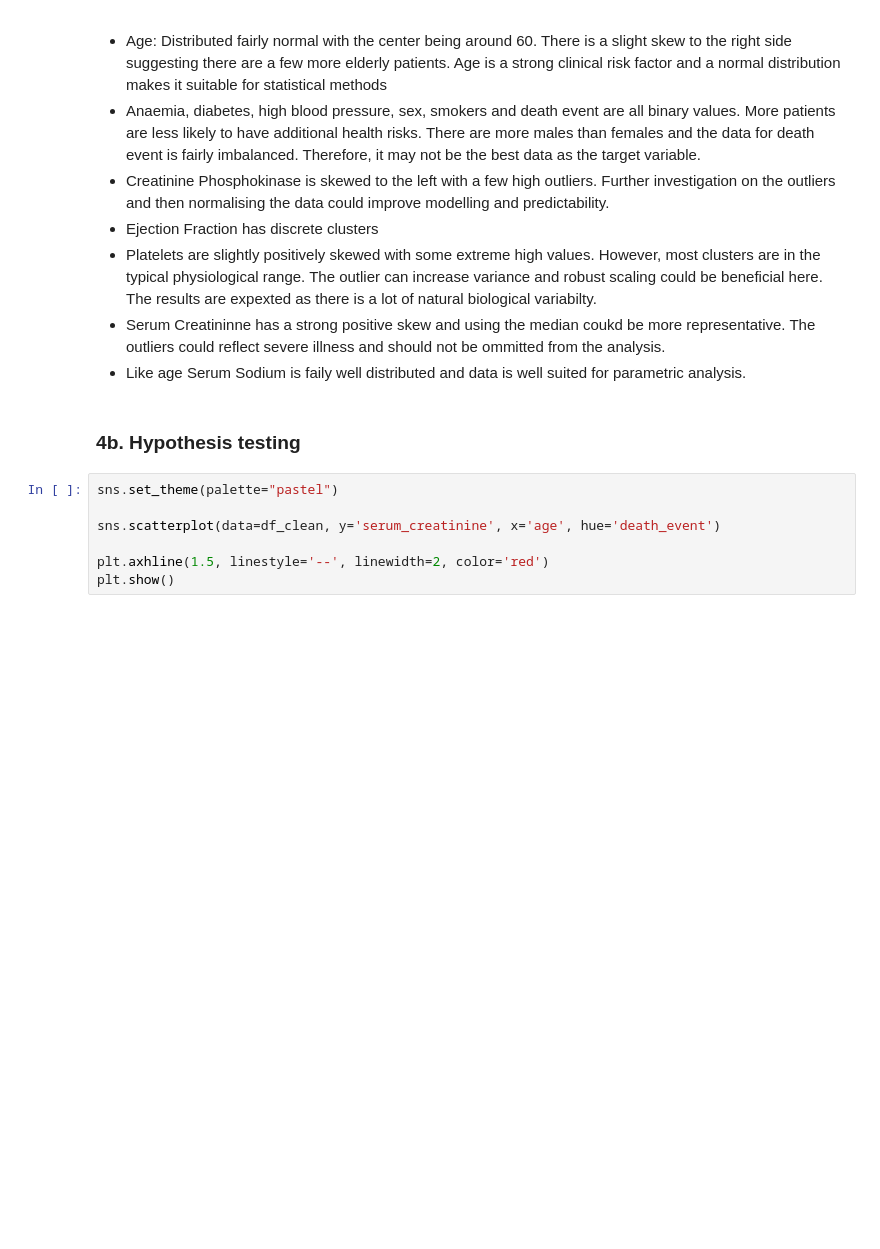
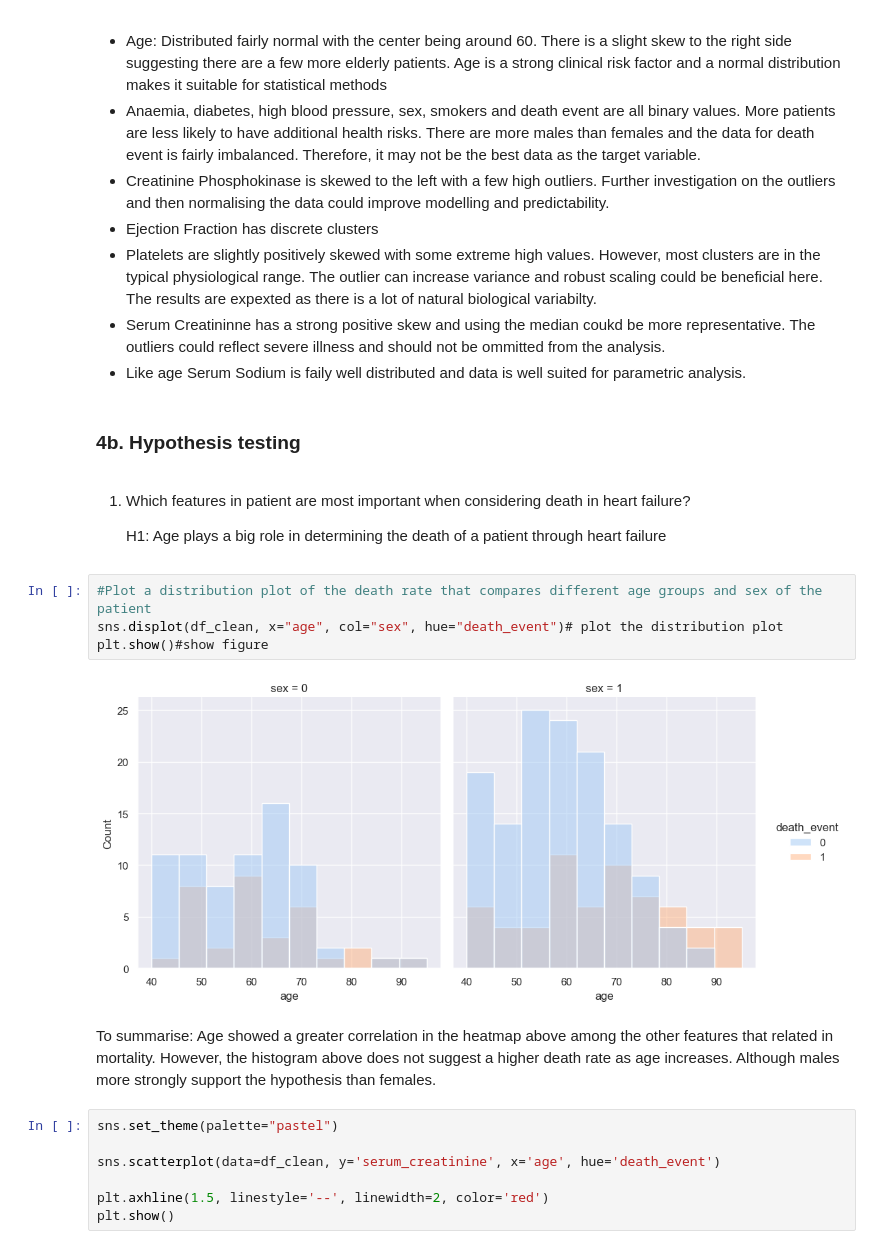
Before and after one commit to BhavitaL/heart_failure_clinical_study, a Jupyter notebook: jupyter_notebooks/heart_failure_clinical_study.ipynb, the cells around one changed output. Cells and saved outputs as stored; diff of their text form; blank space fills up the shorter version.

Commit message:
Distribution plot

```diff
--- a/jupyter_notebooks/heart_failure_clinical_study.ipynb
+++ b/jupyter_notebooks/heart_failure_clinical_study.ipynb
@@ -225,6 +225,18 @@ plt.show()
 - Like age Serum Sodium is faily well distributed and data is well suited for parametric analysis.
 # %% [markdown]
 ### 4b. Hypothesis testing
+# %% [markdown]
+1. Which features in patient are most important when considering death in heart failure?
+
+    H1: Age plays a big role in determining the death of a patient through heart failure
+# %%
+#Plot a distribution plot of the death rate that compares different age groups and sex of the patient
+sns.displot(df_clean, x="age", col="sex", hue="death_event")# plot the distribution plot
+plt.show()#show figure
+# %% [output]
+[figure, added]
+# %% [markdown]
+To summarise: Age showed a greater correlation in the heatmap above among the other features that related in mortality. However, the histogram above does not suggest a higher death rate as age increases. Although males more strongly support the hypothesis than females.
 # %%
 sns.set_theme(palette="pastel")
 
```
Also changed, not shown: parts of 1 cell of this notebook.
